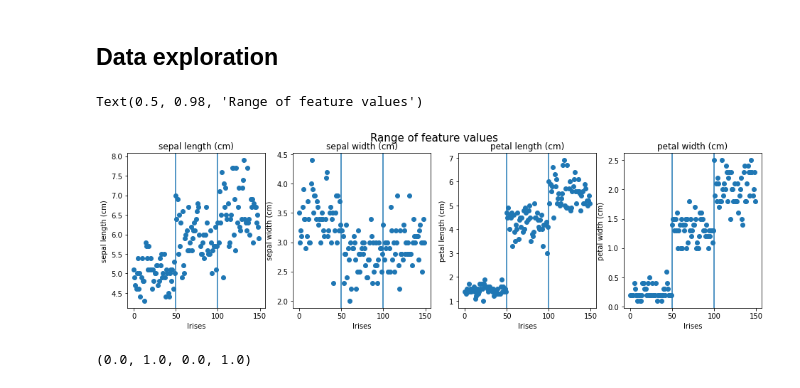
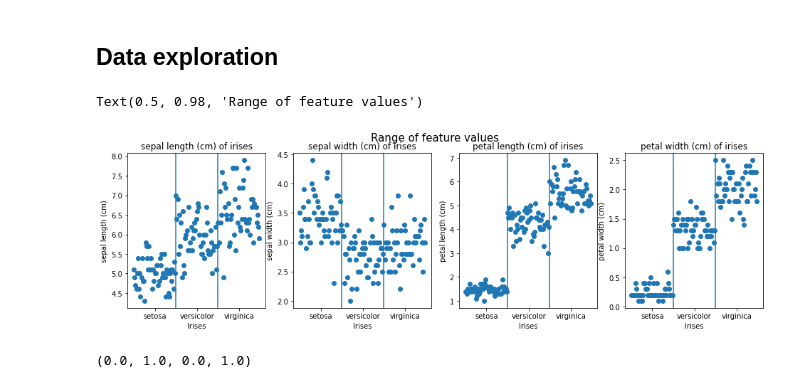
Before and after one commit to RK22000/ICE-Iris_Classification_Experiment, a Jupyter notebook: ICE_(Iris_Classification_Experiment).ipynb, the cells around one changed output. Drawn from its saved outputs; the diff is of its cells as text; code cells hidden in the pictures.

```diff
--- a/ICE_(Iris_Classification_Experiment).ipynb
+++ b/ICE_(Iris_Classification_Experiment).ipynb
@@ -68,17 +68,18 @@ side = 4
 # %%
 plt.figure(figsize=(side*4, side))
 for i, (f, flab) in enumerate(zip(features[0], features[1])):
     plt.subplot(1, 4, i+1)
     plt.scatter(x=range(len(f)), y=f)
     plt.axvline(50)
     plt.axvline(100)
     plt.xlabel("Irises")
+    plt.xticks([25, 75, 125], iris.target_names)
     plt.ylabel(flab)
-    plt.title(flab)
+    plt.title(flab + " of irises")
 plt.suptitle("Range of feature values", size=15)
 # %% [output]
 Text(0.5, 0.98, 'Range of feature values')
-[figure, old version]
+[figure, new version]
 # %%
 plt.figure(figsize=(5*side, 5*side))
 #plt.suptitle("Feature Plots")
```
